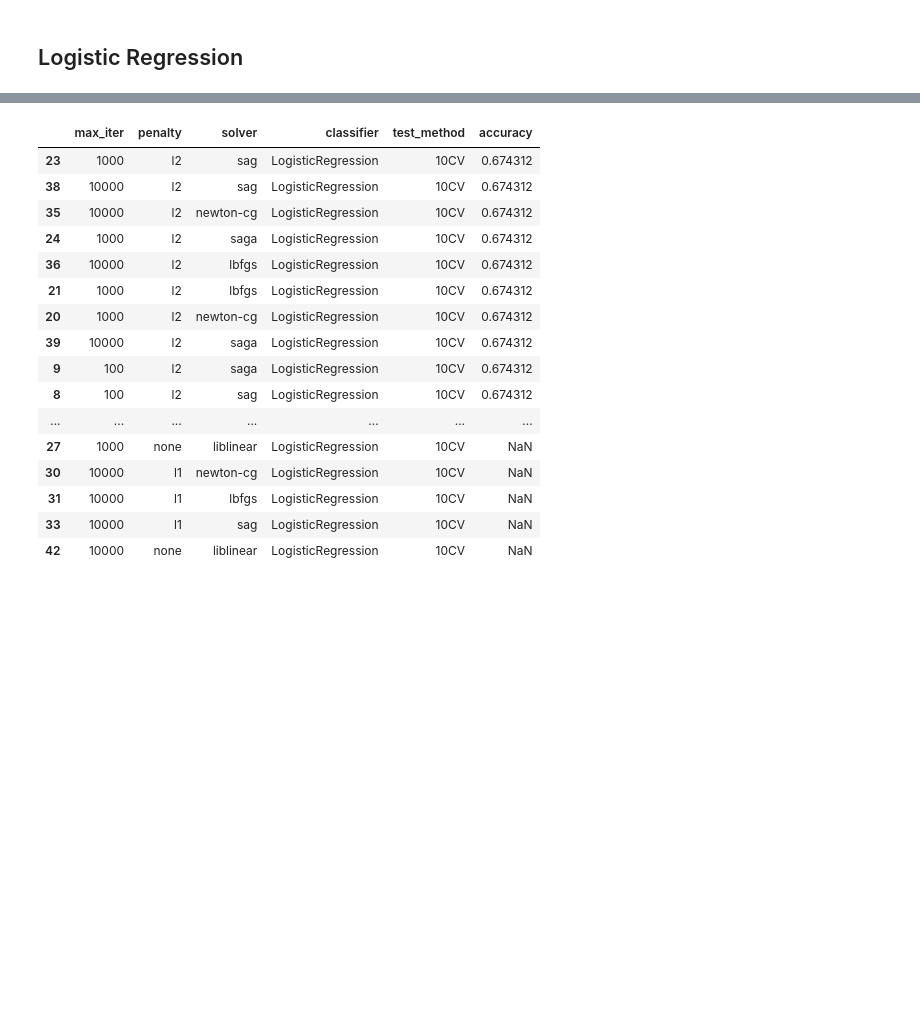
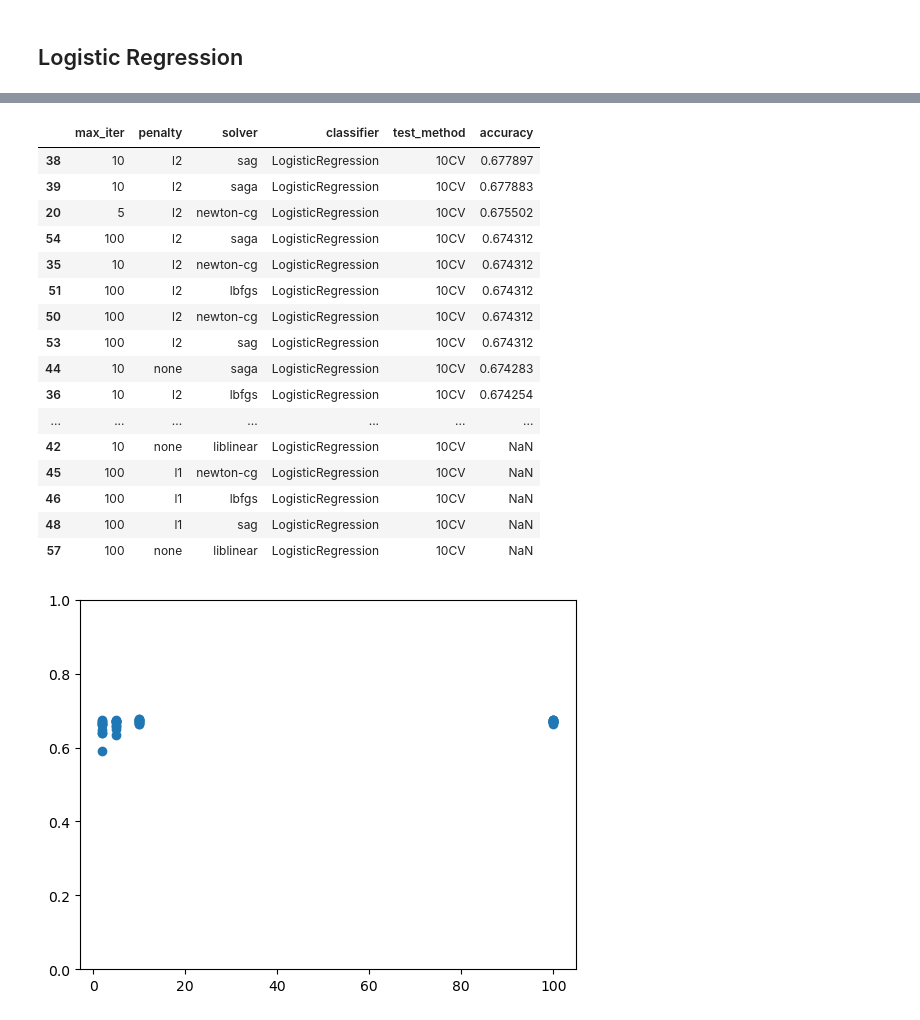
Before and after one commit to DuplexCard/F20DL-Natalia-G4, a Jupyter notebook: lab9.ipynb, the cells around one changed output, grey strips where cells are left out. Cells and saved outputs as stored; diff of their text form; code cells hidden in the pictures; blank space fills up the shorter version.

```diff
--- a/lab9.ipynb
+++ b/lab9.ipynb
@@ -92,7 +92,7 @@ X_train.shape
 #batch size is not supported in SGDClassifier, can be done using partial_fit
 parameters = {
     "alpha": [1.0, 0.1, 0.01, 0.001],
-    "max_iter": [100, 1000, 10000],
+    "max_iter": [2, 5, 10, 100],
     "penalty" : ["l1", "l2", "none"]
 
 }
@@ -141,7 +152,7 @@ table
 # %%
 #batch size is not supported in SGDClassifier, can be done using partial_fit
 parameters = {
-    "max_iter": [100, 1000, 10000],
+    "max_iter": [2, 5, 10, 100],
     "penalty" : ["l1", "l2", "none"],
     "solver": ["newton-cg", "lbfgs", "liblinear", "sag", "saga"]}
 
@@ -163,26 +174,35 @@ Test accuracy: 0.6985645933014354
 # %%
 table = pd.DataFrame(logistic_cv.cv_results_["params"])
 table["classifier"] = "LogisticRegression"
 table["test_method"] = "10CV"
 table["accuracy"] = logistic_cv.cv_results_["mean_test_score"]
 table = table.sort_values(by=["accuracy"], ascending=False)
 
-table
+display(table)
+
+plt.ylim(0,1)
+plt.scatter(table["max_iter"], table["accuracy"])
+plt.show()
+plt.bar(table["penalty"], table["accuracy"])
+plt.show()
+plt.bar(table["solver"], table["accuracy"])
+plt.show()
 # %% [output]
 |  | max_iter | penalty | solver | classifier | test_method | accuracy |
-| 23 | 1000 | l2 | sag | LogisticRegression | 10CV | 0.674312 |
-| 38 | 10000 | l2 | sag | LogisticRegression | 10CV | 0.674312 |
-| 35 | 10000 | l2 | newton-cg | LogisticRegression | 10CV | 0.674312 |
-| 24 | 1000 | l2 | saga | LogisticRegression | 10CV | 0.674312 |
-| 36 | 10000 | l2 | lbfgs | LogisticRegression | 10CV | 0.674312 |
-| 21 | 1000 | l2 | lbfgs | LogisticRegression | 10CV | 0.674312 |
-| 20 | 1000 | l2 | newton-cg | LogisticRegression | 10CV | 0.674312 |
-| 39 | 10000 | l2 | saga | LogisticRegression | 10CV | 0.674312 |
-| 9 | 100 | l2 | saga | LogisticRegression | 10CV | 0.674312 |
-| 8 | 100 | l2 | sag | LogisticRegression | 10CV | 0.674312 |
+| 38 | 10 | l2 | sag | LogisticRegression | 10CV | 0.677897 |
+| 39 | 10 | l2 | saga | LogisticRegression | 10CV | 0.677883 |
+| 20 | 5 | l2 | newton-cg | LogisticRegression | 10CV | 0.675502 |
+| 54 | 100 | l2 | saga | LogisticRegression | 10CV | 0.674312 |
+| 35 | 10 | l2 | newton-cg | LogisticRegression | 10CV | 0.674312 |
+| 51 | 100 | l2 | lbfgs | LogisticRegression | 10CV | 0.674312 |
+| 50 | 100 | l2 | newton-cg | LogisticRegression | 10CV | 0.674312 |
+| 53 | 100 | l2 | sag | LogisticRegression | 10CV | 0.674312 |
+| 44 | 10 | none | saga | LogisticRegression | 10CV | 0.674283 |
+| 36 | 10 | l2 | lbfgs | LogisticRegression | 10CV | 0.674254 |
 | ... | ... | ... | ... | ... | ... | ... |
-| 27 | 1000 | none | liblinear | LogisticRegression | 10CV | NaN |
-| 30 | 10000 | l1 | newton-cg | LogisticRegression | 10CV | NaN |
-| 31 | 10000 | l1 | lbfgs | LogisticRegression | 10CV | NaN |
-| 33 | 10000 | l1 | sag | LogisticRegression | 10CV | NaN |
-| 42 | 10000 | none | liblinear | LogisticRegression | 10CV | NaN |
+| 42 | 10 | none | liblinear | LogisticRegression | 10CV | NaN |
+| 45 | 100 | l1 | newton-cg | LogisticRegression | 10CV | NaN |
+| 46 | 100 | l1 | lbfgs | LogisticRegression | 10CV | NaN |
+| 48 | 100 | l1 | sag | LogisticRegression | 10CV | NaN |
+| 57 | 100 | none | liblinear | LogisticRegression | 10CV | NaN |
+[figure, added]
```
Also changed, not shown: parts of 7 cells of this notebook.
